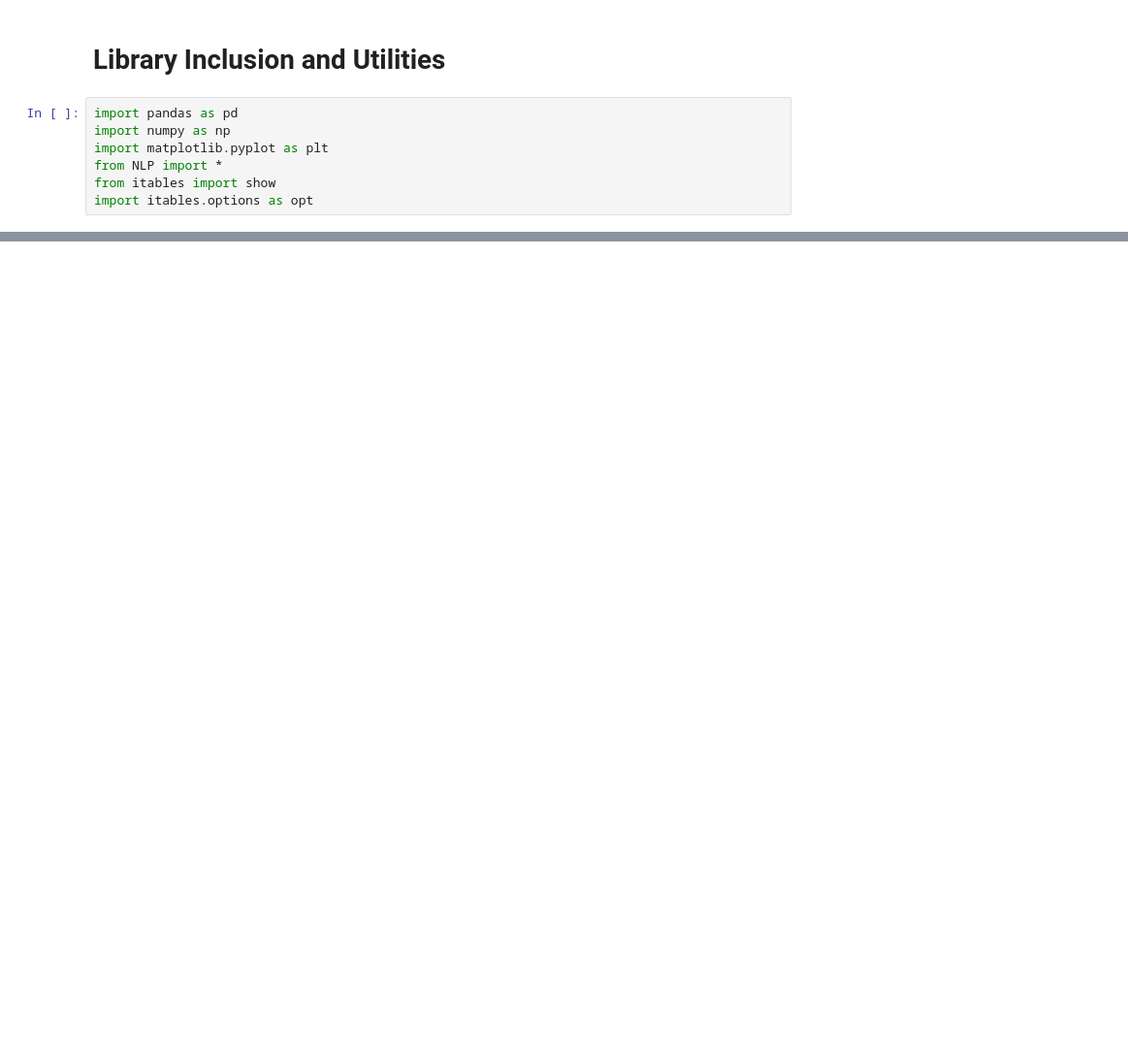
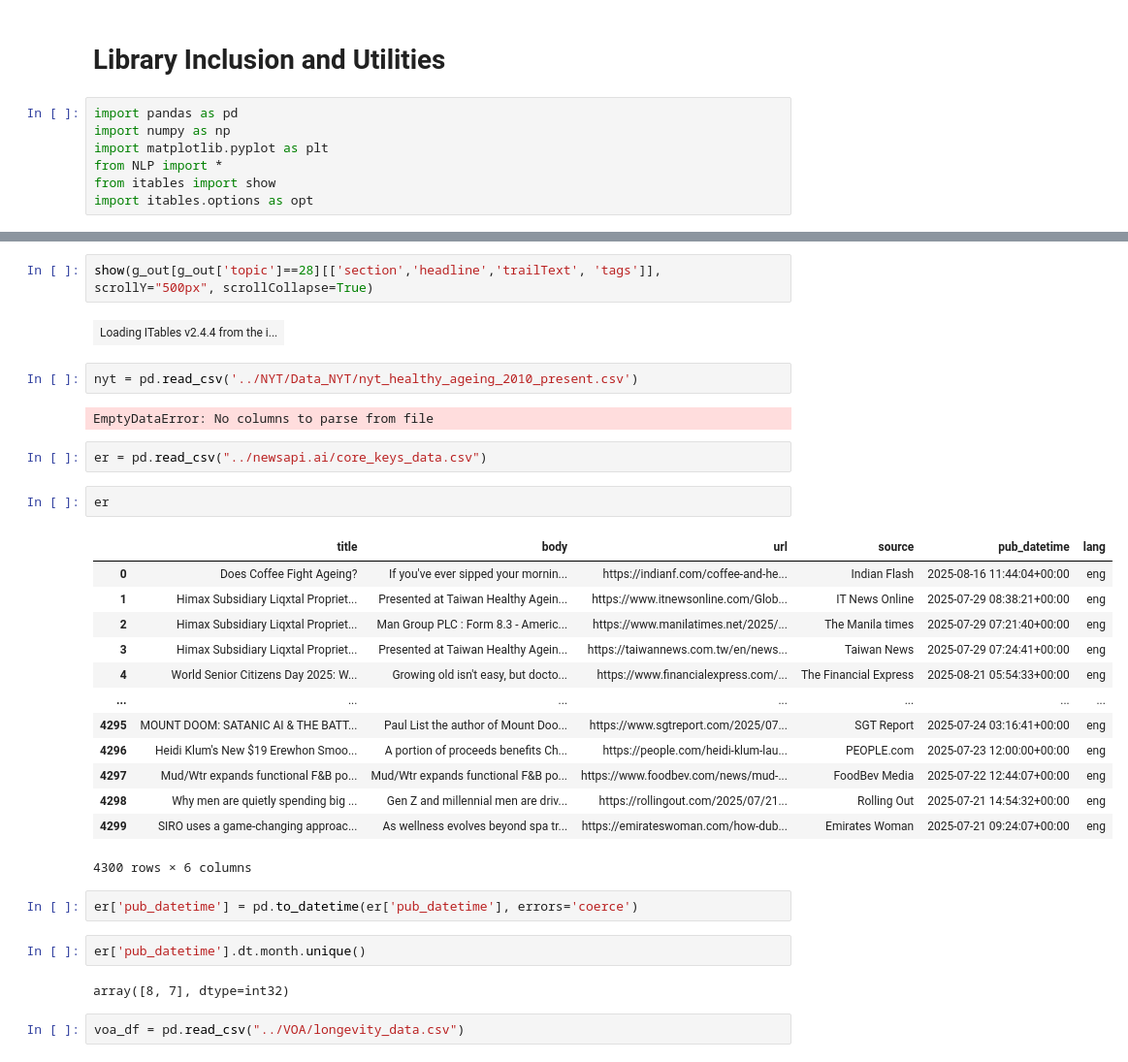
Before and after one commit to Iskken/Echoes-of-Longevity-Research, a Jupyter notebook: News/notebooks/GuardianAnalysis.ipynb, the cells around one changed output, grey strips where cells are left out. Shown: that part at 97% size. Saved outputs shown, nothing was run; the diff lists cells and outputs as text; blank space fills up the shorter version.

```diff
--- a/News/notebooks/GuardianAnalysis.ipynb
+++ b/News/notebooks/GuardianAnalysis.ipynb
@@ -252,0 +126,34 @@ show(tag_clean_topic0[['section','headline','trailText', 'tags', 'topic_key']],
+# %%
+show(g_out[g_out['topic']==28][['section','headline','trailText', 'tags']], scrollY="500px", scrollCollapse=True)
+# %% [output]
+| Loading ITables v2.4.4 from the i... |
+# %%
+nyt = pd.read_csv('../NYT/Data_NYT/nyt_healthy_ageing_2010_present.csv')
+# %% [output]
+EmptyDataError: No columns to parse from file
+# %%
+er = pd.read_csv("../newsapi.ai/core_keys_data.csv")
+# %%
+er
+# %% [output]
+|  | title | body | url | source | pub_datetime | lang |
+| 0 | Does Coffee Fight Ageing? | If you've ever sipped your mornin... | https://indianf.com/coffee-and-he... | Indian Flash | 2025-08-16 11:44:04+00:00 | eng |
+| 1 | Himax Subsidiary Liqxtal Propriet... | Presented at Taiwan Healthy Agein... | https://www.itnewsonline.com/Glob... | IT News Online | 2025-07-29 08:38:21+00:00 | eng |
+| 2 | Himax Subsidiary Liqxtal Propriet... | Man Group PLC : Form 8.3 - Americ... | https://www.manilatimes.net/2025/... | The Manila times | 2025-07-29 07:21:40+00:00 | eng |
+| 3 | Himax Subsidiary Liqxtal Propriet... | Presented at Taiwan Healthy Agein... | https://taiwannews.com.tw/en/news... | Taiwan News | 2025-07-29 07:24:41+00:00 | eng |
+| 4 | World Senior Citizens Day 2025: W... | Growing old isn't easy, but docto... | https://www.financialexpress.com/... | The Financial Express | 2025-08-21 05:54:33+00:00 | eng |
+| ... | ... | ... | ... | ... | ... | ... |
+| 4295 | MOUNT DOOM: SATANIC AI & THE BATT... | Paul List the author of Mount Doo... | https://www.sgtreport.com/2025/07... | SGT Report | 2025-07-24 03:16:41+00:00 | eng |
+| 4296 | Heidi Klum's New $19 Erewhon Smoo... | A portion of proceeds benefits Ch... | https://people.com/heidi-klum-lau... | PEOPLE.com | 2025-07-23 12:00:00+00:00 | eng |
+| 4297 | Mud/Wtr expands functional F&B po... | Mud/Wtr expands functional F&B po... | https://www.foodbev.com/news/mud-... | FoodBev Media | 2025-07-22 12:44:07+00:00 | eng |
+| 4298 | Why men are quietly spending big ... | Gen Z and millennial men are driv... | https://rollingout.com/2025/07/21... | Rolling Out | 2025-07-21 14:54:32+00:00 | eng |
+| 4299 | SIRO uses a game-changing approac... | As wellness evolves beyond spa tr... | https://emirateswoman.com/how-dub... | Emirates Woman | 2025-07-21 09:24:07+00:00 | eng |
+4300 rows × 6 columns
+# %%
+er['pub_datetime'] = pd.to_datetime(er['pub_datetime'], errors='coerce')
+# %%
+er['pub_datetime'].dt.month.unique()
+# %% [output]
+array([8, 7], dtype=int32)
+# %%
+voa_df = pd.read_csv("../VOA/longevity_data.csv")
```
Also changed, not shown: parts of 51 cells of this notebook, 5 other files.
